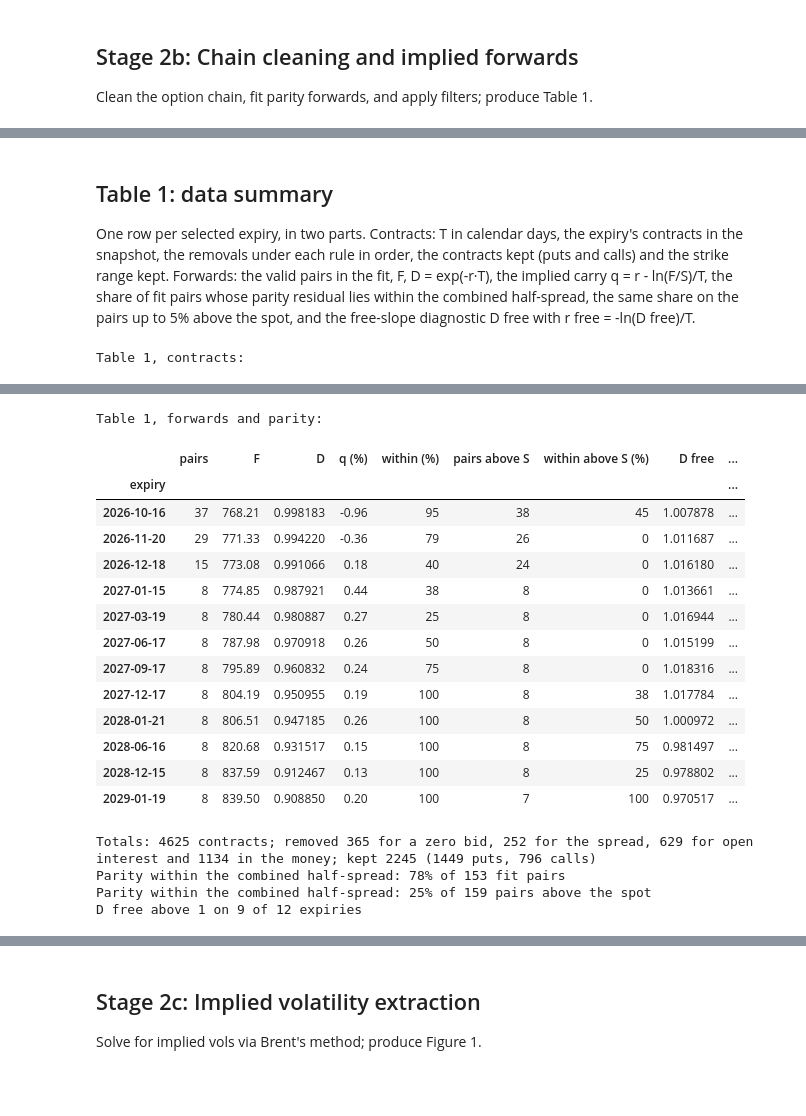
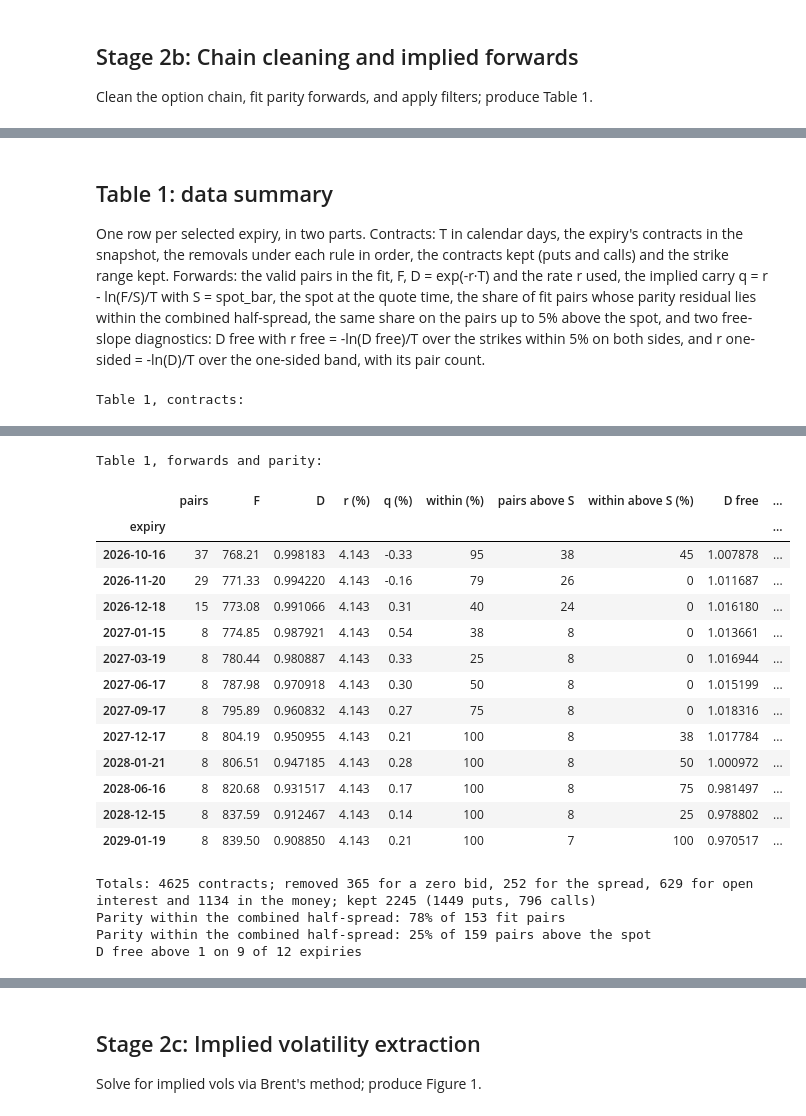
Before and after one commit to yogi-agarwal/vol-surface-delta-hedging, a Jupyter notebook: notebooks/analysis.ipynb, the cells around one changed output, grey strips where cells are left out. Saved outputs shown, nothing was run; the diff lists cells and outputs as text; code cells hidden in the pictures; blank space fills up the shorter version.

```diff
--- a/notebooks/analysis.ipynb
+++ b/notebooks/analysis.ipynb
@@ -1014,23 +1016,41 @@ The filters then apply in order to every contract of the selected expiries, and
 # %%
 import json
 
-from volsurf.data import chain_summary, load_chain
+from volsurf.data import (
+    chain_summary, clean_chain, interp_rate, load_chain, load_treasury_curve, snapshot_spot_bar, treasury_rates,
+)
 
 SNAPSHOT = ROOT / "data" / "raw" / "spy_chain_20260930T192047Z.parquet"  # primary snapshot: switch it here
 
 chain = load_chain(SNAPSHOT)  # reads the frozen cleaned chain; cleans the raw snapshot only if that is missing
+spots = snapshot_spot_bar(SNAPSHOT)  # matches the frozen 1-minute bars of the snapshot day
 manifest = json.loads((ROOT / "data" / "frozen" / "manifest.json").read_text())
 frozen_name, chain_entry = next((name, e) for name, e in manifest["chains"].items() if e["snapshot"] == SNAPSHOT.name)
 fetch = chain["fetch_utc"]
 spot, rate = chain["spot_start"].iloc[0], chain["rate"].iloc[0]
+spot_bar = spots["spot_bar"]["close"]  # spot at the quote time, used for the implied carry
 expiries = chain["expiry"].drop_duplicates()
+by_expiry = chain.groupby("expiry")
+lag = (by_expiry["fetch_utc"].first() - by_expiry["lastTradeDate"].max()).dt.total_seconds() / 60  # minutes
 print(f"Snapshot {SNAPSHOT.name}, cleaned chain data/frozen/{frozen_name}")
 print(
     f"Selected expiries fetched {fetch.min():%Y-%m-%d %H:%M:%S} to {fetch.max():%H:%M:%S} UTC "
     f"({fetch.min().tz_convert('America/New_York'):%H:%M} New York)"
 )
 print(
-    f"Spot S = {spot:.2f}; r = {100 * rate:.3f}% continuously compounded, from the ^IRX close of "
+    f"Latest option trade {chain['lastTradeDate'].max():%H:%M:%S} UTC; per expiry the latest trade precedes the fetch by "
+    f"{lag.min():.1f} to {lag.max():.1f} minutes (at least 15 minutes on every expiry: {bool((lag >= 15).all())})"
+)
+print(
+    f"Spot quote S = {spot:.2f} at the start and {chain['spot_end'].iloc[0]:.2f} at the end of the pull "
+    f"(unchanged: {bool(chain['spot_start'].iloc[0] == chain['spot_end'].iloc[0])}); the fit bands use it"
+)
+for label, key in [("the latest option trade, used for the carry", "spot_bar"), ("the first fetch", "spot_bar_fetch")]:
+    bar = spots[key]
+    start, end, target = (pd.Timestamp(bar[k]) for k in ["bar_start", "bar_end", "target_utc"])
+    print(f"1-minute bar nearest {label} ({target:%H:%M:%S} UTC): close {bar['close']:.2f}, bar {start:%H:%M} to {end:%H:%M} UTC")
+print(
+    f"r = {100 * rate:.3f}% continuously compounded, from the ^IRX close of "
     f"{chain_entry['rate_date']}, for every expiry"
 )
 print(f"{chain_entry['raw_rows']} contracts in the snapshot, {len(chain)} in the {expiries.size} selected expiries:")
@@ -1043,9 +1067,9 @@ Spot S = 766.48; r = 4.143% continuously compounded, from the ^IRX close of 2026
 2026-10-16, 2026-11-20, 2026-12-18, 2027-01-15, 2027-03-19, 2027-06-17, 2027-09-17, 2027-12-17, 2028-01-21, 2028-06-16, 2028-12-15, 2029-01-19
 # %% [markdown]
 ## Table 1: data summary
-One row per selected expiry, in two parts. Contracts: T in calendar days, the expiry's contracts in the snapshot, the removals under each rule in order, the contracts kept (puts and calls) and the strike range kept. Forwards: the valid pairs in the fit, F, D = exp(-r·T), the implied carry q = r - ln(F/S)/T, the share of fit pairs whose parity residual lies within the combined half-spread, the same share on the pairs up to 5% above the spot, and the free-slope diagnostic D free with r free = -ln(D free)/T.
+One row per selected expiry, in two parts. Contracts: T in calendar days, the expiry's contracts in the snapshot, the removals under each rule in order, the contracts kept (puts and calls) and the strike range kept. Forwards: the valid pairs in the fit, F, D = exp(-r·T) and the rate r used, the implied carry q = r - ln(F/S)/T with S = spot_bar, the spot at the quote time, the share of fit pairs whose parity residual lies within the combined half-spread, the same share on the pairs up to 5% above the spot, and two free-slope diagnostics: D free with r free = -ln(D free)/T over the strikes within 5% on both sides, and r one-sided = -ln(D)/T over the one-sided band, with its pair count.
 # %%
-table_1 = chain_summary(chain)
+table_1 = chain_summary(chain, spot=spot_bar)  # the carry at the spot of the quote time
 table_1.index = table_1.index.strftime("%Y-%m-%d")
 removals = ["zero_bid", "spread", "open_interest", "in_the_money"]
 contracts_1 = table_1[["T_days", "contracts", *removals, "kept_puts", "kept_calls", "kept", "K_min", "K_max"]].rename(
@@ -1069,57 +1093,60 @@ forwards_1 = pd.DataFrame({
     "pairs": table_1["pairs"],
     "F": table_1["F"].round(2),
     "D": table_1["D"].round(6),
+    "r (%)": (100 * table_1["rate"]).round(3),
     "q (%)": (100 * table_1["q"]).round(2),
     "within (%)": percent(table_1["within"]),
     "pairs above S": table_1["pairs_upper"],
     "within above S (%)": percent(table_1["within_upper"]),
     "D free": table_1["D_free"].round(6),
     "r free (%)": (100 * table_1["r_free"]).round(2),
+    "pairs one-sided": table_1["pairs_one_sided"],
+    "r one-sided (%)": (100 * table_1["r_one_sided"]).round(2),
 })
 print("Table 1, forwards and parity:")
 display(forwards_1)
 
 totals = table_1[["contracts", *removals, "kept_puts", "kept_calls", "kept"]].sum()
 print(
     f"Totals: {totals['contracts']} contracts; removed {totals['zero_bid']} for a zero bid, {totals['spread']} for "
     f"the spread, {totals['open_interest']} for open interest and {totals['in_the_money']} in the money; "
     f"kept {totals['kept']} ({totals['kept_puts']} puts, {totals['kept_calls']} calls)"
 )
 for label, pairs, share in [("fit pairs", "pairs", "within"), ("pairs above the spot", "pairs_upper", "within_upper")]:
     n = table_1[pairs].sum()
     print(f"Parity within the combined half-spread: {(table_1[pairs] * table_1[share]).sum() / n:.0%} of {n} {label}")
 print(f"D free above 1 on {(table_1['D_free'] > 1).sum()} of {len(table_1)} expiries")
 # %% [output]
 Table 1, contracts:
 |  | T (days) | contracts | zero bid | spread | open interest | in the money | kept puts | kept calls | kept | ... |
 | expiry |  |  |  |  |  |  |  |  |  | ... |
 | 2026-10-16 | 16.03 | 434 | 61 | 32 | 69 | 129 | 97 | 46 | 143 | ... |
 | 2026-11-20 | 51.07 | 366 | 8 | 28 | 54 | 88 | 140 | 48 | 188 | ... |
 | 2026-12-18 | 79.07 | 432 | 13 | 18 | 25 | 137 | 161 | 78 | 239 | ... |
 | 2027-01-15 | 107.07 | 414 | 63 | 30 | 43 | 118 | 115 | 45 | 160 | ... |
 | 2027-03-19 | 170.03 | 336 | 32 | 20 | 40 | 85 | 106 | 53 | 159 | ... |
 | 2027-06-17 | 260.03 | 394 | 33 | 25 | 38 | 95 | 133 | 70 | 203 | ... |
 | 2027-09-17 | 352.03 | 376 | 25 | 14 | 64 | 69 | 127 | 77 | 204 | ... |
 | 2027-12-17 | 443.07 | 413 | 36 | 4 | 41 | 108 | 135 | 89 | 224 | ... |
 | 2028-01-21 | 478.07 | 404 | 26 | 10 | 57 | 89 | 133 | 89 | 222 | ... |
 | 2028-06-16 | 625.03 | 401 | 36 | 3 | 63 | 79 | 137 | 83 | 220 | ... |
 | 2028-12-15 | 807.07 | 404 | 25 | 1 | 48 | 108 | 127 | 95 | 222 | ... |
 | 2029-01-19 | 842.07 | 251 | 7 | 67 | 87 | 29 | 38 | 23 | 61 | ... |
 Table 1, forwards and parity:
-|  | pairs | F | D | q (%) | within (%) | pairs above S | within above S (%) | D free | ... |
-| expiry |  |  |  |  |  |  |  |  | ... |
-| 2026-10-16 | 37 | 768.21 | 0.998183 | -0.96 | 95 | 38 | 45 | 1.007878 | ... |
-| 2026-11-20 | 29 | 771.33 | 0.994220 | -0.36 | 79 | 26 | 0 | 1.011687 | ... |
-| 2026-12-18 | 15 | 773.08 | 0.991066 | 0.18 | 40 | 24 | 0 | 1.016180 | ... |
-| 2027-01-15 | 8 | 774.85 | 0.987921 | 0.44 | 38 | 8 | 0 | 1.013661 | ... |
-| 2027-03-19 | 8 | 780.44 | 0.980887 | 0.27 | 25 | 8 | 0 | 1.016944 | ... |
-| 2027-06-17 | 8 | 787.98 | 0.970918 | 0.26 | 50 | 8 | 0 | 1.015199 | ... |
-| 2027-09-17 | 8 | 795.89 | 0.960832 | 0.24 | 75 | 8 | 0 | 1.018316 | ... |
-| 2027-12-17 | 8 | 804.19 | 0.950955 | 0.19 | 100 | 8 | 38 | 1.017784 | ... |
-| 2028-01-21 | 8 | 806.51 | 0.947185 | 0.26 | 100 | 8 | 50 | 1.000972 | ... |
-| 2028-06-16 | 8 | 820.68 | 0.931517 | 0.15 | 100 | 8 | 75 | 0.981497 | ... |
-| 2028-12-15 | 8 | 837.59 | 0.912467 | 0.13 | 100 | 8 | 25 | 0.978802 | ... |
-| 2029-01-19 | 8 | 839.50 | 0.908850 | 0.20 | 100 | 7 | 100 | 0.970517 | ... |
+|  | pairs | F | D | r (%) | q (%) | within (%) | pairs above S | within above S (%) | D free | ... |
+| expiry |  |  |  |  |  |  |  |  |  | ... |
+| 2026-10-16 | 37 | 768.21 | 0.998183 | 4.143 | -0.33 | 95 | 38 | 45 | 1.007878 | ... |
+| 2026-11-20 | 29 | 771.33 | 0.994220 | 4.143 | -0.16 | 79 | 26 | 0 | 1.011687 | ... |
+| 2026-12-18 | 15 | 773.08 | 0.991066 | 4.143 | 0.31 | 40 | 24 | 0 | 1.016180 | ... |
+| 2027-01-15 | 8 | 774.85 | 0.987921 | 4.143 | 0.54 | 38 | 8 | 0 | 1.013661 | ... |
+| 2027-03-19 | 8 | 780.44 | 0.980887 | 4.143 | 0.33 | 25 | 8 | 0 | 1.016944 | ... |
+| 2027-06-17 | 8 | 787.98 | 0.970918 | 4.143 | 0.30 | 50 | 8 | 0 | 1.015199 | ... |
+| 2027-09-17 | 8 | 795.89 | 0.960832 | 4.143 | 0.27 | 75 | 8 | 0 | 1.018316 | ... |
+| 2027-12-17 | 8 | 804.19 | 0.950955 | 4.143 | 0.21 | 100 | 8 | 38 | 1.017784 | ... |
+| 2028-01-21 | 8 | 806.51 | 0.947185 | 4.143 | 0.28 | 100 | 8 | 50 | 1.000972 | ... |
+| 2028-06-16 | 8 | 820.68 | 0.931517 | 4.143 | 0.17 | 100 | 8 | 75 | 0.981497 | ... |
+| 2028-12-15 | 8 | 837.59 | 0.912467 | 4.143 | 0.14 | 100 | 8 | 25 | 0.978802 | ... |
+| 2029-01-19 | 8 | 839.50 | 0.908850 | 4.143 | 0.21 | 100 | 7 | 100 | 0.970517 | ... |
 Totals: 4625 contracts; removed 365 for a zero bid, 252 for the spread, 629 for open interest and 1134 in the money; kept 2245 (1449 puts, 796 calls)
 Parity within the combined half-spread: 78% of 153 fit pairs
 Parity within the combined half-spread: 25% of 159 pairs above the spot
```
Also changed, not shown: parts of 4 cells of this notebook, 3 other files.
